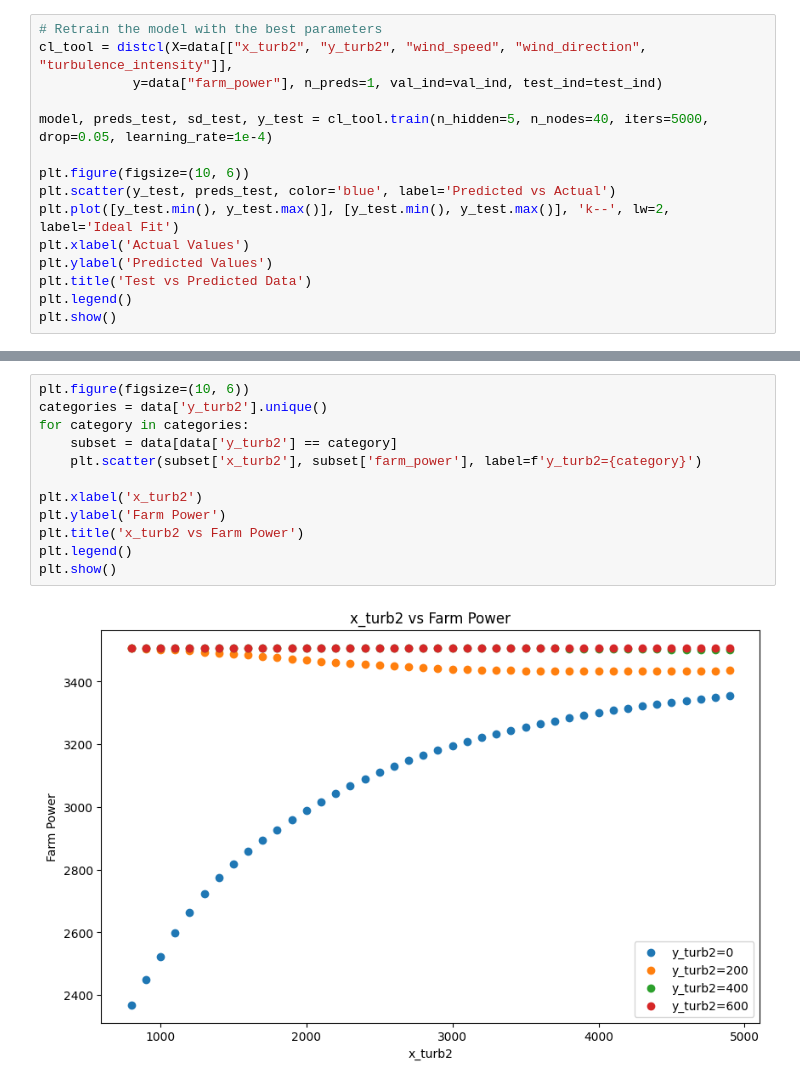
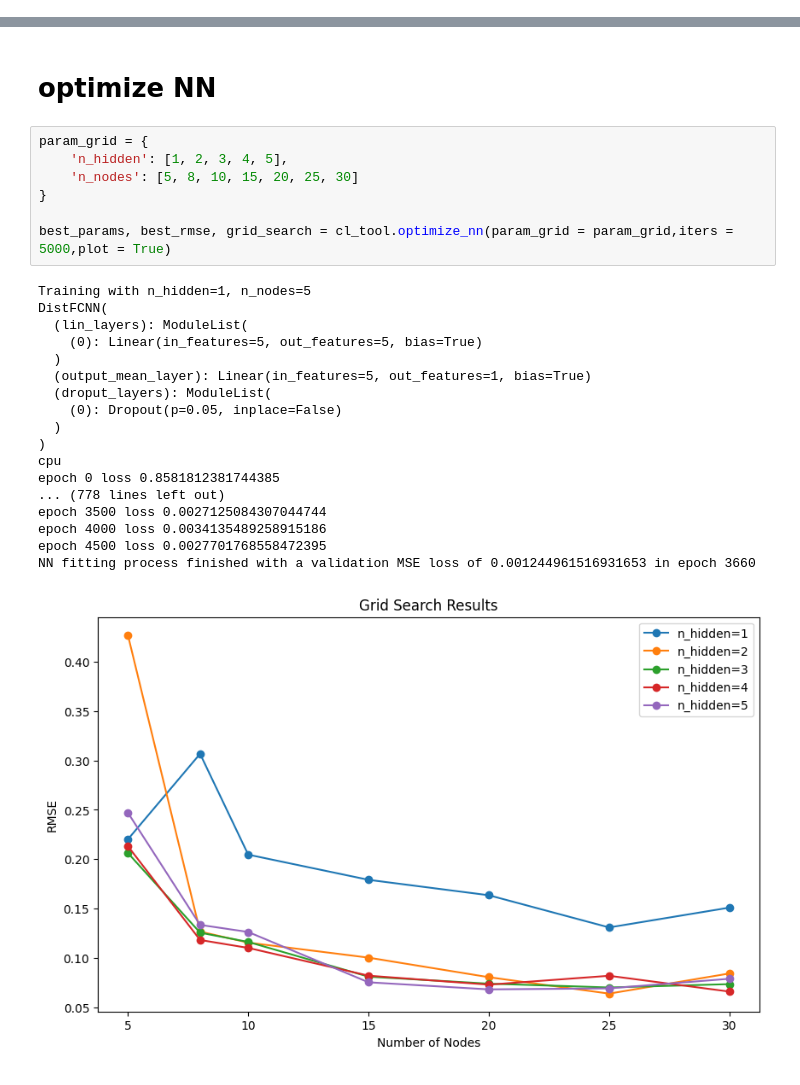
Before and after one commit to schmeti/uc3m_TFM_wind_farm_optimization_codebase, a Jupyter notebook: Windfarm_power_modelling/neural_network_optimization.ipynb, the cells around one changed output, grey strips where cells are left out. Drawn from its saved outputs; the diff is of its cells as text.

```diff
--- a/Windfarm_power_modelling/neural_network_optimization.ipynb
+++ b/Windfarm_power_modelling/neural_network_optimization.ipynb
@@ -113,15 +44,0 @@ plt.show()
-# %%
-# Retrain the model with the best parameters
-cl_tool = distcl(X=data[["x_turb2", "y_turb2", "wind_speed", "wind_direction", "turbulence_intensity"]],
-            y=data["farm_power"], n_preds=1, val_ind=val_ind, test_ind=test_ind)
-
-model, preds_test, sd_test, y_test = cl_tool.train(n_hidden=5, n_nodes=40, iters=5000, drop=0.05, learning_rate=1e-4)
-
-plt.figure(figsize=(10, 6))
-plt.scatter(y_test, preds_test, color='blue', label='Predicted vs Actual')
-plt.plot([y_test.min(), y_test.max()], [y_test.min(), y_test.max()], 'k--', lw=2, label='Ideal Fit')
-plt.xlabel('Actual Values')
-plt.ylabel('Predicted Values')
-plt.title('Test vs Predicted Data')
-plt.legend()
-plt.show()
@@ -147,14 +45,28 @@ NN fitting process finished with a validation GAUSSIANNLL loss of 150.1251983642
-# %%
-plt.figure(figsize=(10, 6))
-categories = data['y_turb2'].unique()
-for category in categories:
-    subset = data[data['y_turb2'] == category]
-    plt.scatter(subset['x_turb2'], subset['farm_power'], label=f'y_turb2={category}')
-
-plt.xlabel('x_turb2')
-plt.ylabel('Farm Power')
-plt.title('x_turb2 vs Farm Power')
-plt.legend()
-plt.show()
-# %% [output]
-[figure, removed]
+# %% [markdown]
+# optimize NN
+# %%
+param_grid = {
+    'n_hidden': [1, 2, 3, 4, 5],
+    'n_nodes': [5, 8, 10, 15, 20, 25, 30]
+}
+
+best_params, best_rmse, grid_search = cl_tool.optimize_nn(param_grid = param_grid,iters = 5000,plot = True)
+# %% [output]
+Training with n_hidden=1, n_nodes=5
+DistFCNN(
+  (lin_layers): ModuleList(
+    (0): Linear(in_features=5, out_features=5, bias=True)
+  )
+  (output_mean_layer): Linear(in_features=5, out_features=1, bias=True)
+  (droput_layers): ModuleList(
+    (0): Dropout(p=0.05, inplace=False)
+  )
+)
+cpu
+epoch 0 loss 0.8581812381744385
+... (778 lines left out)
+epoch 3500 loss 0.0027125084307044744
+epoch 4000 loss 0.0034135489258915186
+epoch 4500 loss 0.0027701768558472395
+NN fitting process finished with a validation MSE loss of 0.001244961516931653 in epoch 3660
+[figure, added]
```
Also changed, not shown: parts of 12 cells of this notebook, 6 other files.
